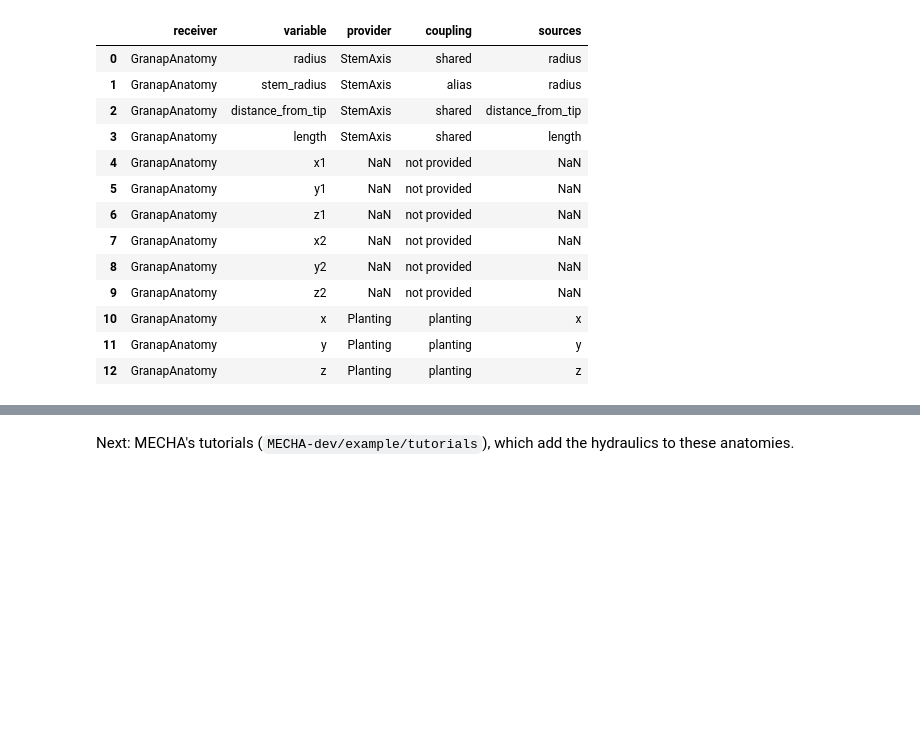
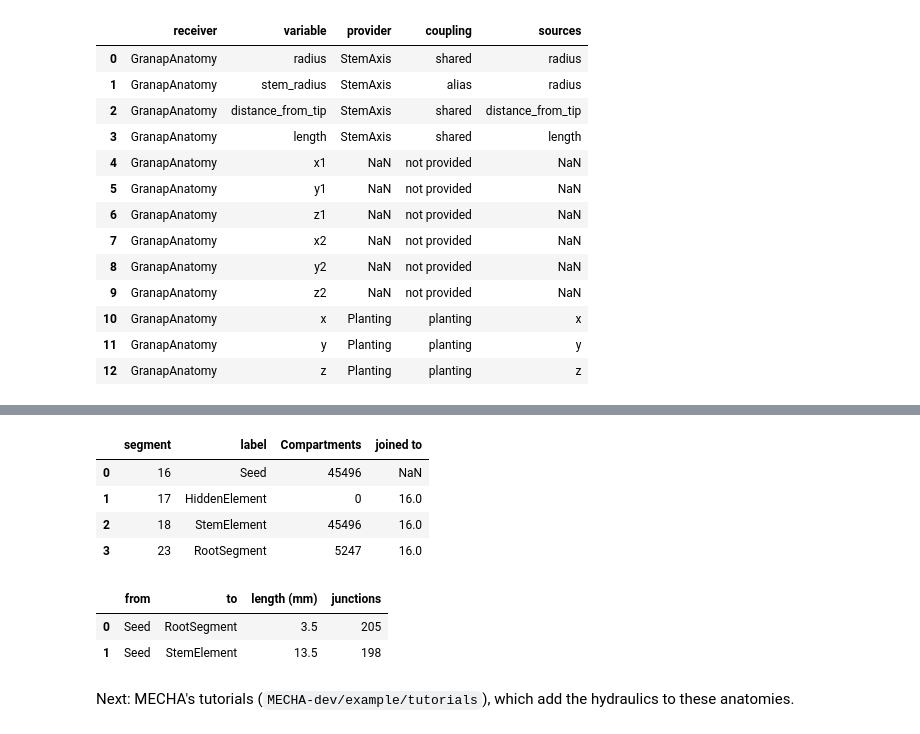
Before and after one commit to openalea-incubator/GRANAP-dev, a Jupyter notebook: example/tutorials/developer/01_cross_sections_in_metafspm.ipynb, the cells around one changed output, grey strips where cells are left out. Cells and saved outputs as stored; diff of their text form; code cells hidden in the pictures; blank space fills up the shorter version.

```diff
--- a/example/tutorials/developer/01_cross_sections_in_metafspm.ipynb
+++ b/example/tutorials/developer/01_cross_sections_in_metafspm.ipynb
@@ -439,2 +453,56 @@ stem_radius (mm): [2.5 2.5] - templates: [11.0]
+# %%
+from openalea.metafspm.data_structure.configs import PropsConfig
+
+from openalea.granap.metafspm.component import anatomy_ancestor
+
+
+class SeedAndHiddenElement(SegmentArchitecture):
+    """A seed (1 mm in radius, 2 mm long), a hidden element (1 cm) and a stem element (5 mm) above it, and a root of
+    one segment (0.41 mm in radius) on the seed."""
+
+    @classmethod
+    def initiate_plant(cls, g, plant, parameters):
+        L = g.labels.SubOrgan
+        organ = new_organ(g, plant, "Shoot", "Shoot", "Shoot", "StemInternode")
+        seed = g.add_component(organ, **PropsConfig(scale=g.scales.SubOrgan, edge_type="/", label=L.Seed))
+        hidden = g.add_child(seed, **PropsConfig(scale=g.scales.SubOrgan, edge_type="<", label=L.HiddenElement))
+        stem = g.add_child(hidden, **PropsConfig(scale=g.scales.SubOrgan, edge_type="<", label=L.StemElement))
+        for vertex, length in ((seed, 2e-3), (hidden, 1e-2), (stem, 5e-3)):
+            g.property("radius")[vertex], g.property("length")[vertex] = 1e-3, length
+            g.property("distance_from_tip")[vertex] = 0.
+        segment_chain(g, new_organ(g, plant, "Root", "Root", "Root", "RootInternode"), L.RootSegment,
+                      [(0.41e-3, 5e-3, 0.)], bearer=seed)
+
+
+class SeedAnatomies(RootAnatomies):
+    initiators = (SeedAndHiddenElement, GranapAnatomy)
+    translator = Translator().link("GranapAnatomy", "stem_radius", "SeedAndHiddenElement", {"radius": 1.})
+
+
+scene = Scene(plants(SeedAnatomies, {"seed_anatomy": {}, "stem_anatomy": {},
+                                     "root_anatomy": {"preset": "for_wheat_root"}}))
+ds = scene.populations[0].data_structure
+g = ds.mtg
+owners = g.compartments_by_owner(g.scales.SubOrgan)
+codes = g.property("label")
+names = {getattr(g.labels.SubOrgan, name): name for name in ("Seed", "HiddenElement", "StemElement", "RootSegment")}
+label = {v: names[codes[v]] for v in ds.entity_ids("SubOrgan").tolist()}
+sections = pd.DataFrame([{"segment": v, "label": label[v], "Compartments": len(owners.get(v, [])),
+                          "joined to": anatomy_ancestor(g, v, owners)[0]} for v in ds.entity_ids("SubOrgan").tolist()])
+display(sections)
+edges = np.asarray(ds.edges(), dtype=np.int64)                      # each Connection's two Compartments
+axial = ds.get("network_path") == 5
+pd.DataFrame({"from": [label[v] for v in ds.sections_of(edges[axial, 0]).tolist()],
+              "to": [label[v] for v in ds.sections_of(edges[axial, 1]).tolist()],
+              "length (mm)": ds.get("edge_length")[axial]}).value_counts().rename("junctions").reset_index()
+# %% [output]
+|  | segment | label | Compartments | joined to |
+| 0 | 16 | Seed | 45496 | NaN |
+| 1 | 17 | HiddenElement | 0 | 16.0 |
+| 2 | 18 | StemElement | 45496 | 16.0 |
+| 3 | 23 | RootSegment | 5247 | 16.0 |
+|  | from | to | length (mm) | junctions |
+| 0 | Seed | RootSegment | 3.5 | 205 |
+| 1 | Seed | StemElement | 13.5 | 198 |
 # %% [markdown]
 Next: MECHA's tutorials (`MECHA-dev/example/tutorials`), which add the hydraulics to these anatomies.
```
Also changed, not shown: parts of 4 cells of this notebook, 4 other files.
